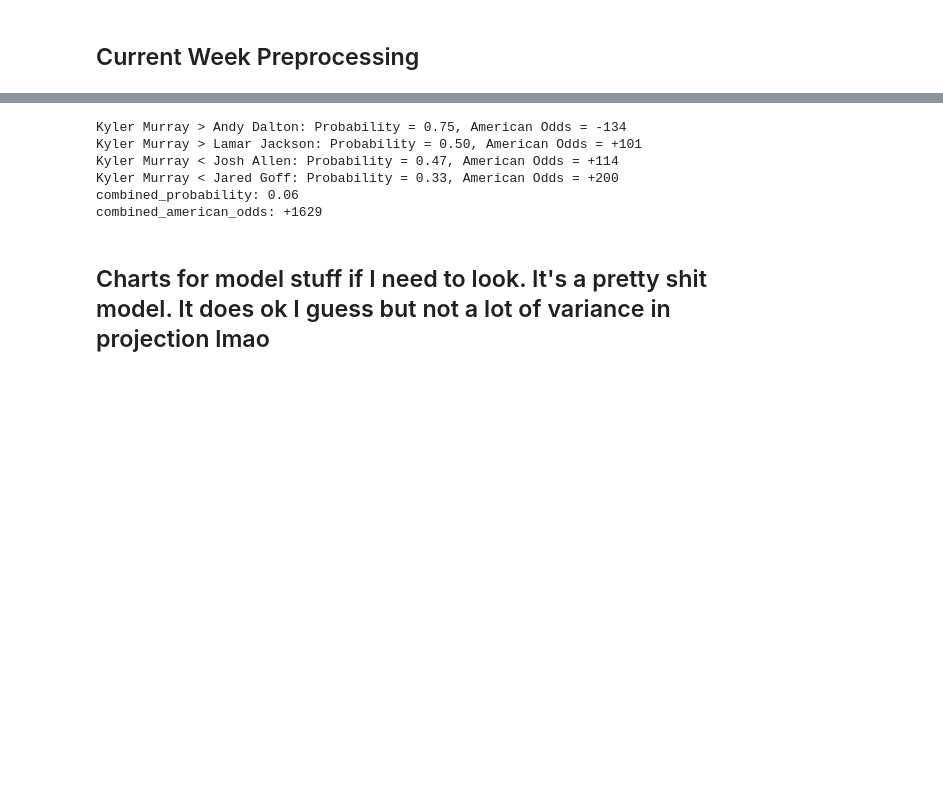
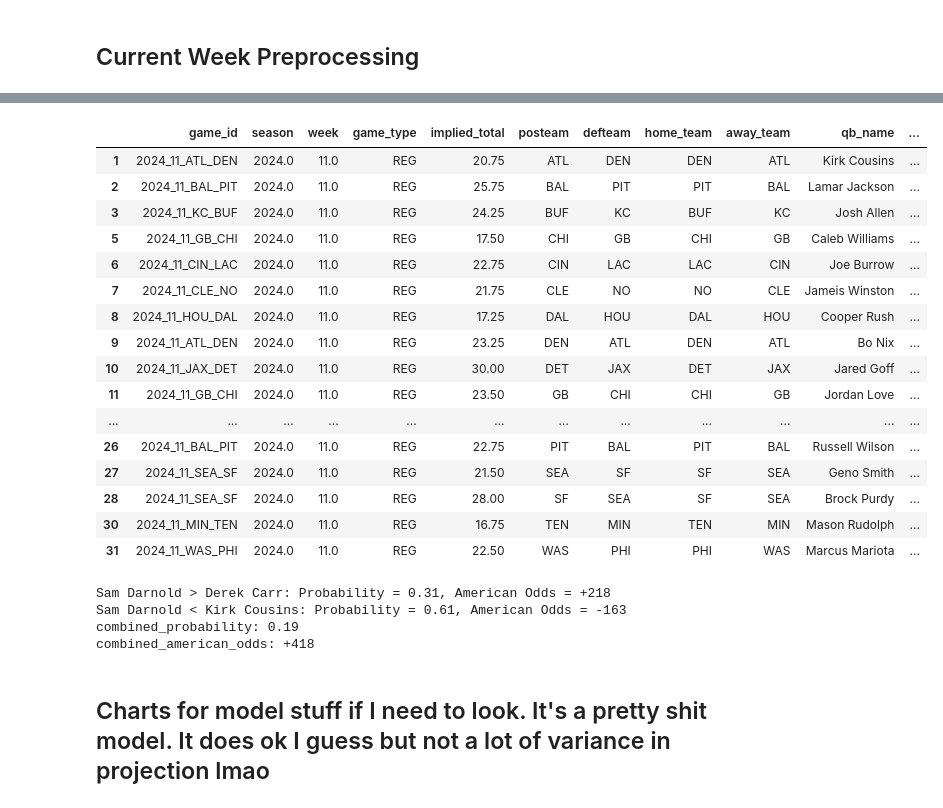
Before and after one commit to bhuggard/MidpointMadness, a Jupyter notebook: MidpointMadnessMainNotebook.ipynb, the cells around one changed output, grey strips where cells are left out. Cells and saved outputs as stored; diff of their text form; code cells hidden in the pictures; blank space fills up the shorter version.

```diff
--- a/MidpointMadnessMainNotebook.ipynb
+++ b/MidpointMadnessMainNotebook.ipynb
@@ -750,3 +795,23 @@ qb_simulations = monte_carlo_simulations_truncated(clean_predictions, global_res
+# %%
+clean_predictions
+# %% [output]
+|  | game_id | season | week | game_type | implied_total | posteam | defteam | home_team | away_team | qb_name | ... |
+| 1 | 2024_11_ATL_DEN | 2024.0 | 11.0 | REG | 20.75 | ATL | DEN | DEN | ATL | Kirk Cousins | ... |
+| 2 | 2024_11_BAL_PIT | 2024.0 | 11.0 | REG | 25.75 | BAL | PIT | PIT | BAL | Lamar Jackson | ... |
+| 3 | 2024_11_KC_BUF | 2024.0 | 11.0 | REG | 24.25 | BUF | KC | BUF | KC | Josh Allen | ... |
+| 5 | 2024_11_GB_CHI | 2024.0 | 11.0 | REG | 17.50 | CHI | GB | CHI | GB | Caleb Williams | ... |
+| 6 | 2024_11_CIN_LAC | 2024.0 | 11.0 | REG | 22.75 | CIN | LAC | LAC | CIN | Joe Burrow | ... |
+| 7 | 2024_11_CLE_NO | 2024.0 | 11.0 | REG | 21.75 | CLE | NO | NO | CLE | Jameis Winston | ... |
+| 8 | 2024_11_HOU_DAL | 2024.0 | 11.0 | REG | 17.25 | DAL | HOU | DAL | HOU | Cooper Rush | ... |
+| 9 | 2024_11_ATL_DEN | 2024.0 | 11.0 | REG | 23.25 | DEN | ATL | DEN | ATL | Bo Nix | ... |
+| 10 | 2024_11_JAX_DET | 2024.0 | 11.0 | REG | 30.00 | DET | JAX | DET | JAX | Jared Goff | ... |
+| 11 | 2024_11_GB_CHI | 2024.0 | 11.0 | REG | 23.50 | GB | CHI | CHI | GB | Jordan Love | ... |
+| ... | ... | ... | ... | ... | ... | ... | ... | ... | ... | ... | ... |
+| 26 | 2024_11_BAL_PIT | 2024.0 | 11.0 | REG | 22.75 | PIT | BAL | PIT | BAL | Russell Wilson | ... |
+| 27 | 2024_11_SEA_SF | 2024.0 | 11.0 | REG | 21.50 | SEA | SF | SF | SEA | Geno Smith | ... |
+| 28 | 2024_11_SEA_SF | 2024.0 | 11.0 | REG | 28.00 | SF | SEA | SF | SEA | Brock Purdy | ... |
+| 30 | 2024_11_MIN_TEN | 2024.0 | 11.0 | REG | 16.75 | TEN | MIN | TEN | MIN | Mason Rudolph | ... |
+| 31 | 2024_11_WAS_PHI | 2024.0 | 11.0 | REG | 22.50 | WAS | PHI | PHI | WAS | Marcus Mariota | ... |
 # %%
 def implied_odds_to_american(implied_prob):
     """
@@ -814,10 +879,10 @@ def midpoint_madness(qb_name, qb_simulations, over_qbs=[], under_qbs=[]):
 # %%
 # Run the Midpoint Madness function for Kyler Murray
 results = midpoint_madness(
-    qb_name='Kyler Murray',
+    qb_name='Sam Darnold',
     qb_simulations=qb_simulations,
-    over_qbs=['Andy Dalton', 'Lamar Jackson'],  # QBs you think Kyler will pass more than
-    under_qbs=['Josh Allen', 'Jared Goff']  # QBs you think Kyler will pass fewer than
+    over_qbs=['Derek Carr'],  # QBs you think Kyler will pass more than
+    under_qbs=['Kirk Cousins']  # QBs you think Kyler will pass fewer than
 )
 
 # Display results
@@ -832,12 +897,10 @@ for comparison, data in results.items():
         # For comparison results, format probability and print American odds as a string
         print(f"{comparison}: Probability = {data['probability']:.2f}, American Odds = {data['american_odds']}")
 # %% [output]
-Kyler Murray > Andy Dalton: Probability = 0.75, American Odds = -134
-Kyler Murray > Lamar Jackson: Probability = 0.50, American Odds = +101
-Kyler Murray < Josh Allen: Probability = 0.47, American Odds = +114
-Kyler Murray < Jared Goff: Probability = 0.33, American Odds = +200
-combined_probability: 0.06
-combined_american_odds: +1629
+Sam Darnold > Derek Carr: Probability = 0.31, American Odds = +218
+Sam Darnold < Kirk Cousins: Probability = 0.61, American Odds = -163
+combined_probability: 0.19
+combined_american_odds: +418
 # %% [markdown]
 ## Charts for model stuff if I need to look. It's a pretty shit model. It does ok I guess but not a lot of variance in projection lmao
 # %%
```
Also changed, not shown: parts of 12 cells of this notebook, 1 other file.
